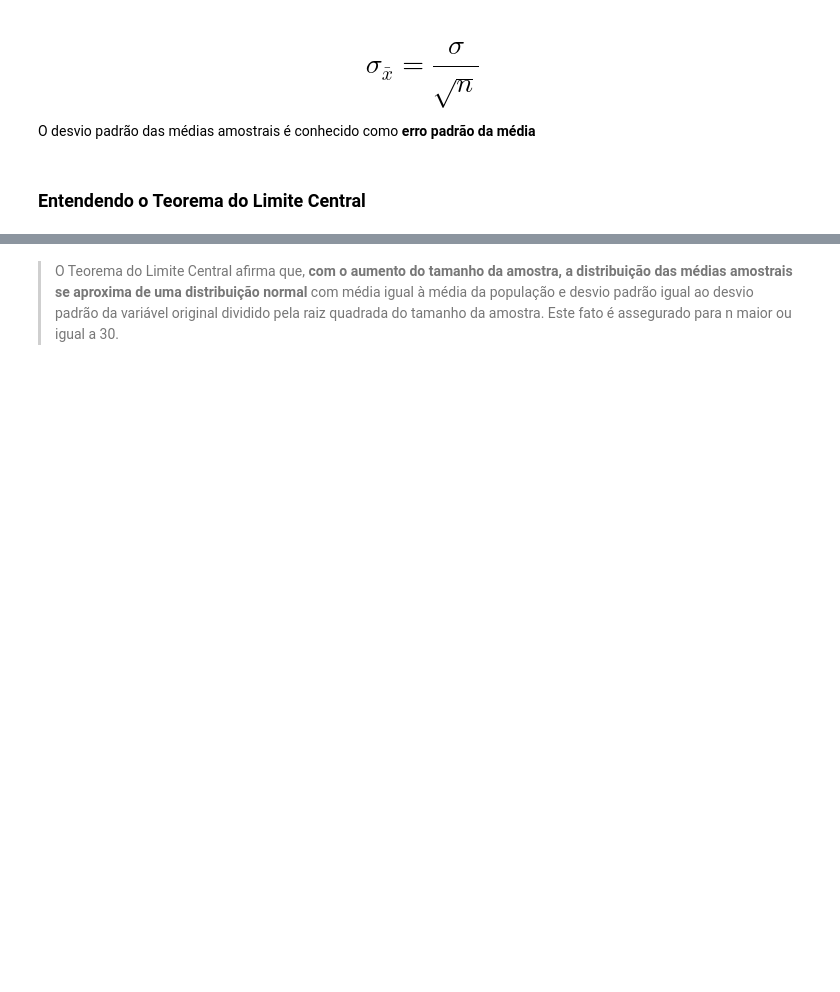
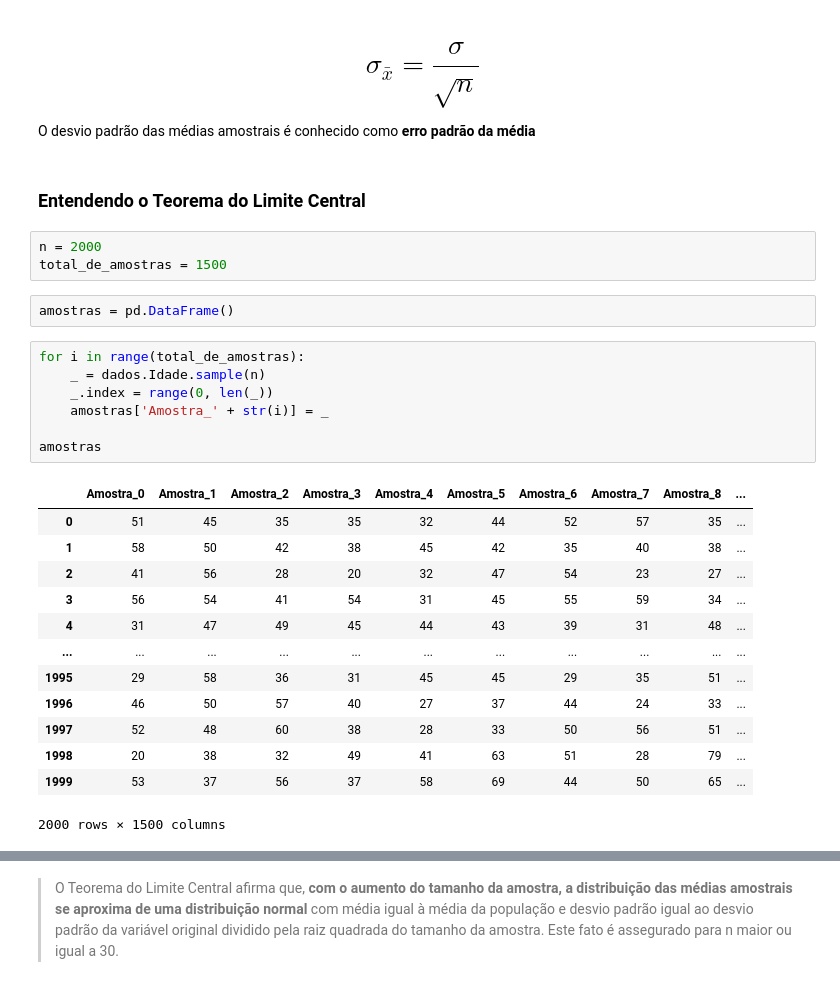
Before and after one commit to arthur-pulini/Estat-stica_com_python_2, a Jupyter notebook: Curso_de_Estatística_Parte_2.ipynb, the cells around one changed output, grey strips where cells are left out. Cells and saved outputs as stored; diff of their text form; blank space fills up the shorter version.

```diff
--- a/Curso_de_Estatística_Parte_2.ipynb
+++ b/Curso_de_Estatística_Parte_2.ipynb
@@ -762,3 +794,29 @@ Suponha que os pesos dos sacos de arroz de uma indústria alimentícia se distri
 O desvio padrão das médias amostrais é conhecido como **erro padrão da média**
 # %% [markdown]
 ### Entendendo o Teorema do Limite Central
+# %%
+n = 2000
+total_de_amostras = 1500
+# %%
+amostras = pd.DataFrame()
+# %%
+for i in range(total_de_amostras):
+    _ = dados.Idade.sample(n)
+    _.index = range(0, len(_))
+    amostras['Amostra_' + str(i)] = _
+
+amostras
+# %% [output]
+|  | Amostra_0 | Amostra_1 | Amostra_2 | Amostra_3 | Amostra_4 | Amostra_5 | Amostra_6 | Amostra_7 | Amostra_8 | ... |
+| 0 | 51 | 45 | 35 | 35 | 32 | 44 | 52 | 57 | 35 | ... |
+| 1 | 58 | 50 | 42 | 38 | 45 | 42 | 35 | 40 | 38 | ... |
+| 2 | 41 | 56 | 28 | 20 | 32 | 47 | 54 | 23 | 27 | ... |
+| 3 | 56 | 54 | 41 | 54 | 31 | 45 | 55 | 59 | 34 | ... |
+| 4 | 31 | 47 | 49 | 45 | 44 | 43 | 39 | 31 | 48 | ... |
+| ... | ... | ... | ... | ... | ... | ... | ... | ... | ... | ... |
+| 1995 | 29 | 58 | 36 | 31 | 45 | 45 | 29 | 35 | 51 | ... |
+| 1996 | 46 | 50 | 57 | 40 | 27 | 37 | 44 | 24 | 33 | ... |
+| 1997 | 52 | 48 | 60 | 38 | 28 | 33 | 50 | 56 | 51 | ... |
+| 1998 | 20 | 38 | 32 | 49 | 41 | 63 | 51 | 28 | 79 | ... |
+| 1999 | 53 | 37 | 56 | 37 | 58 | 69 | 44 | 50 | 65 | ... |
+2000 rows × 1500 columns
```
Also changed, not shown: parts of 29 cells of this notebook.
